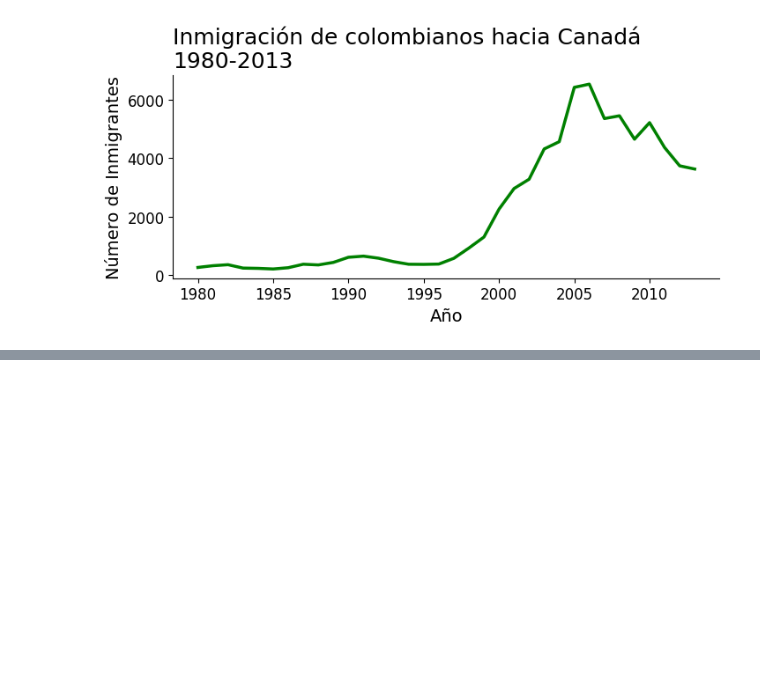
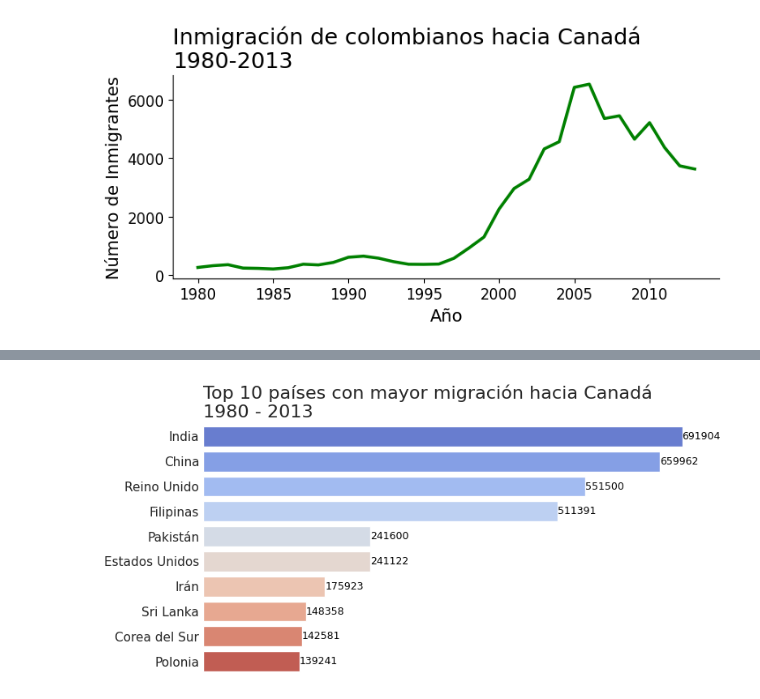
Before and after one commit to DiegoBecerra-lab/probando-python, a Jupyter notebook: visualizacion_de_datos_con_python.ipynb, the cells around one changed output, grey strips where cells are left out. Drawn from its saved outputs; the diff is of its cells as text; code cells hidden in the pictures; blank space fills up the shorter version.

```diff
--- a/visualizacion_de_datos_con_python.ipynb
+++ b/visualizacion_de_datos_con_python.ipynb
@@ -366,0 +432,4 @@ plt.show()
+# %%
+generar_grafico('coolwarm')
+# %% [output]
+[figure, added]
```
Also changed, not shown: parts of 21 cells of this notebook.
